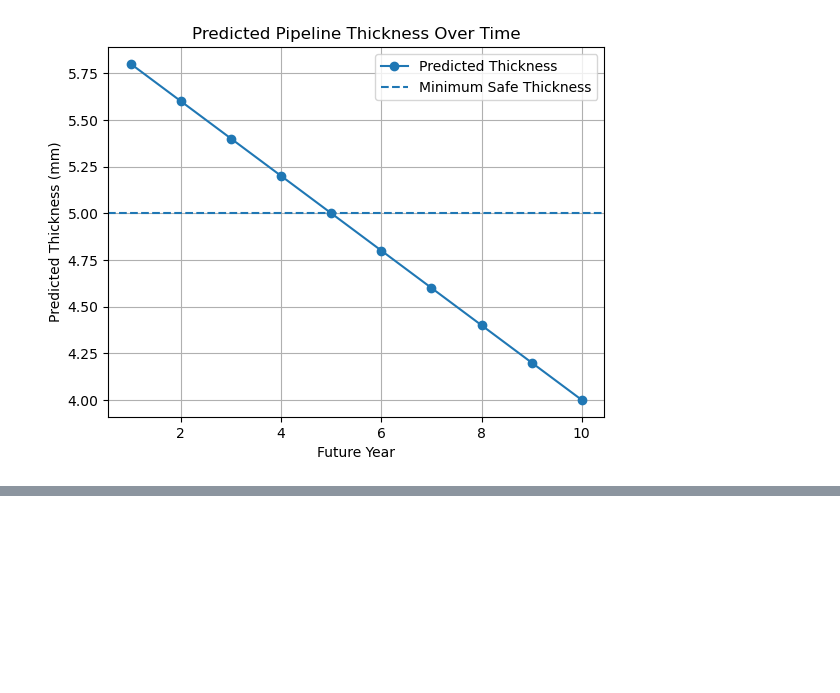
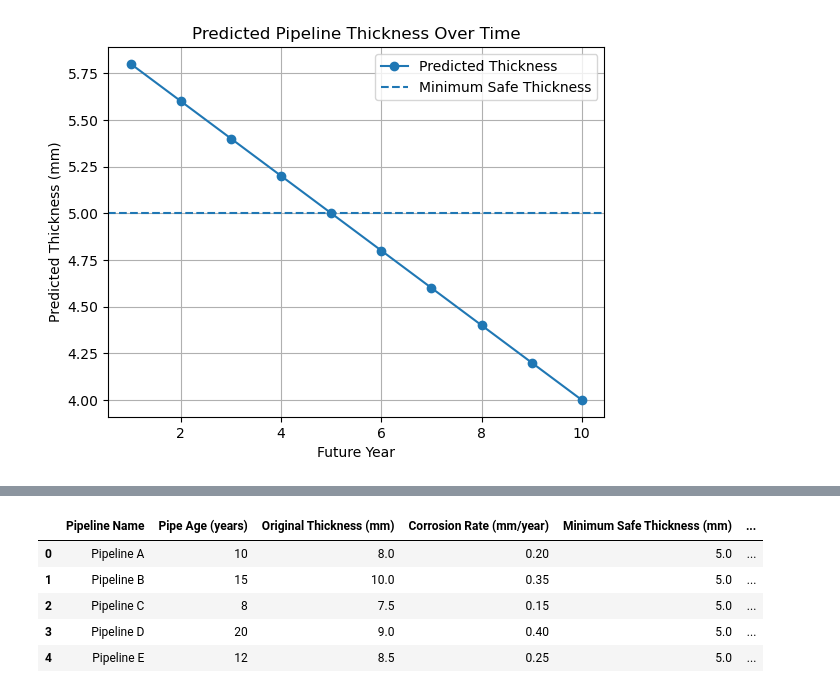
Before and after one commit to mashiwalissah7-cloud/Pipeline-Corrosion-Prediction, a Jupyter notebook: Pipeline_Corrosion_Prediction.ipynb, the cells around one changed output, grey strips where cells are left out. Cells and saved outputs as stored; diff of their text form; code cells hidden in the pictures; blank space fills up the shorter version.

```diff
--- a/Pipeline_Corrosion_Prediction.ipynb
+++ b/Pipeline_Corrosion_Prediction.ipynb
@@ -495,0 +520,27 @@ plt.show()
+# %%
+# Section 20: Multiple Pipeline Calculations
+
+multiple_pipelines["Metal Loss (mm)"] = (
+    multiple_pipelines["Pipe Age (years)"] *
+    multiple_pipelines["Corrosion Rate (mm/year)"]
+)
+
+multiple_pipelines["Remaining Thickness (mm)"] = (
+    multiple_pipelines["Original Thickness (mm)"] -
+    multiple_pipelines["Metal Loss (mm)"]
+)
+
+multiple_pipelines["Remaining Useful Life (years)"] = (
+    (multiple_pipelines["Remaining Thickness (mm)"] -
+     multiple_pipelines["Minimum Safe Thickness (mm)"]) /
+    multiple_pipelines["Corrosion Rate (mm/year)"]
+)
+
+multiple_pipelines
+# %% [output]
+|  | Pipeline Name | Pipe Age (years) | Original Thickness (mm) | Corrosion Rate (mm/year) | Minimum Safe Thickness (mm) | ... |
+| 0 | Pipeline A | 10 | 8.0 | 0.20 | 5.0 | ... |
+| 1 | Pipeline B | 15 | 10.0 | 0.35 | 5.0 | ... |
+| 2 | Pipeline C | 8 | 7.5 | 0.15 | 5.0 | ... |
+| 3 | Pipeline D | 20 | 9.0 | 0.40 | 5.0 | ... |
+| 4 | Pipeline E | 12 | 8.5 | 0.25 | 5.0 | ... |
```
Also changed, not shown: parts of 15 cells of this notebook.
